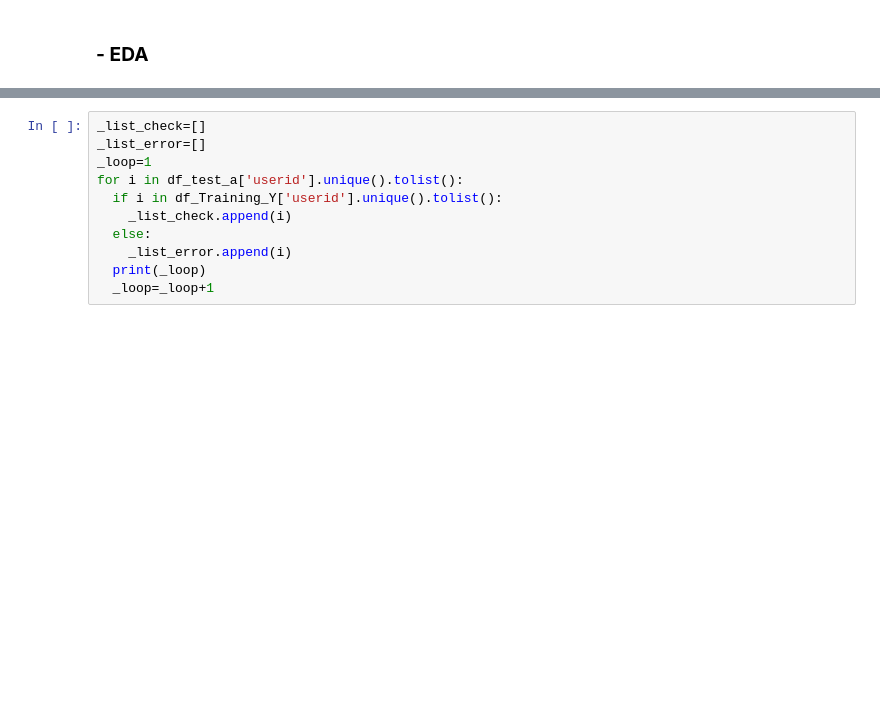
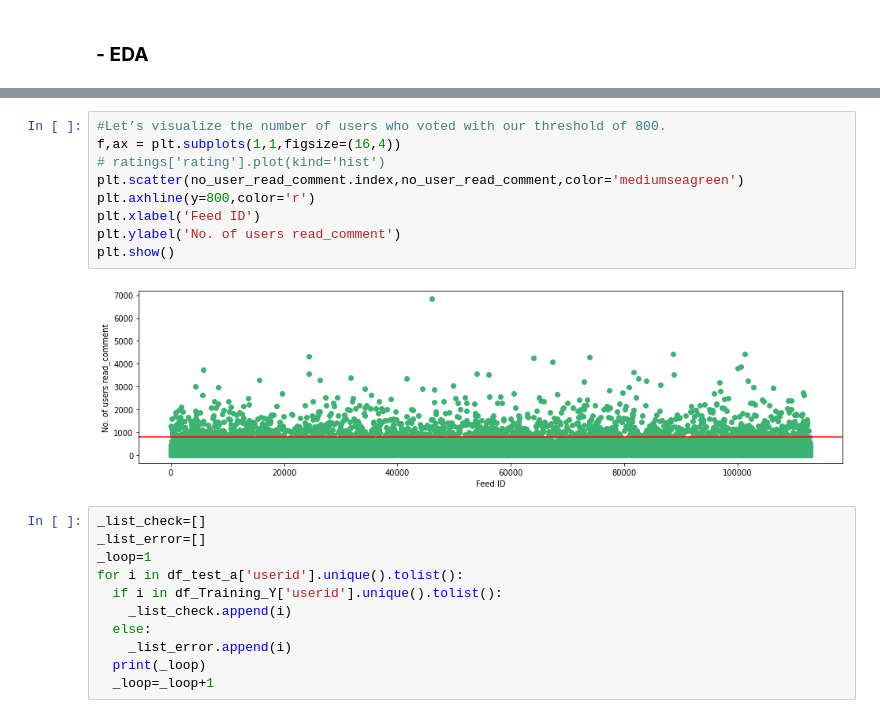
Before and after one commit to freedomszeto/WeChatCompetition_2021, a Jupyter notebook: WeChat_Data_competition_Freedom.ipynb, the cells around one changed output, grey strips where cells are left out. Drawn from its saved outputs; the diff is of its cells as text; blank space fills up the shorter version.

```diff
--- a/WeChat_Data_competition_Freedom.ipynb
+++ b/WeChat_Data_competition_Freedom.ipynb
@@ -210,3 +297,14 @@ Length: 514, dtype: float64
+# %%
+#Let’s visualize the number of users who voted with our threshold of 800.
+f,ax = plt.subplots(1,1,figsize=(16,4))
+# ratings['rating'].plot(kind='hist')
+plt.scatter(no_user_read_comment.index,no_user_read_comment,color='mediumseagreen')
+plt.axhline(y=800,color='r')
+plt.xlabel('Feed ID')
+plt.ylabel('No. of users read_comment')
+plt.show()
+# %% [output]
+[figure, added]
 # %%
 _list_check=[]
 _list_error=[]
```
Also changed, not shown: parts of 9 cells of this notebook.
